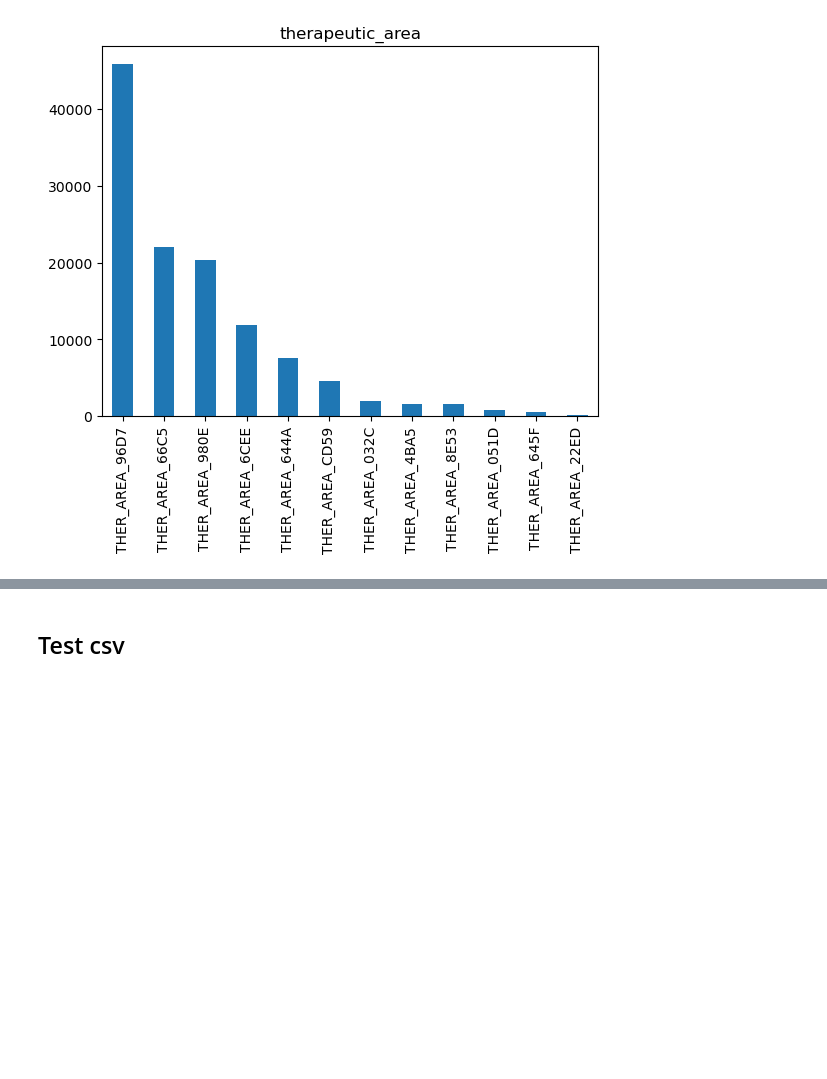
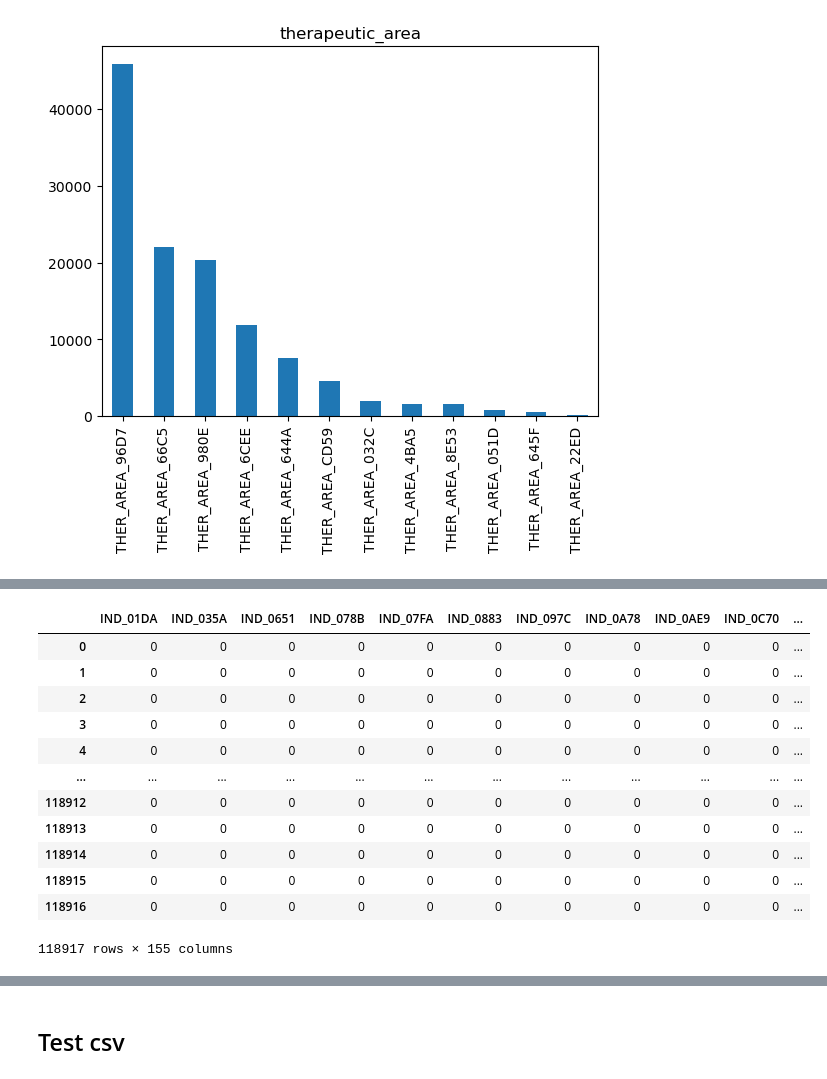
Before and after one commit to Mataas18/Datathon_Team20, a Jupyter notebook: Analysis.ipynb, the cells around one changed output, grey strips where cells are left out. Saved outputs shown, nothing was run; the diff lists cells and outputs as text; code cells hidden in the pictures; blank space fills up the shorter version.

```diff
--- a/Analysis.ipynb
+++ b/Analysis.ipynb
@@ -340,0 +324,28 @@ array(["['IND_C3B6']", "['IND_1590', 'IND_ECAC']", "['IND_B2EF']",
+# %%
+import ast
+# Paso 1: Extraer todos los códigos únicos
+df['indication_parsed'] = df['indication'].apply(ast.literal_eval)
+unique_codes = set(code for sublist in df['indication_parsed'] for code in sublist)
+
+# Paso 2: Crear un DataFrame binario
+binary_matrix = pd.DataFrame(0, index=df.index, columns=sorted(unique_codes))
+
+# Paso 3: Llenar la matriz binaria
+for idx, codes in enumerate(df['indication_parsed']):
+    binary_matrix.loc[idx, codes] = 1
+
+binary_matrix
+# %% [output]
+|  | IND_01DA | IND_035A | IND_0651 | IND_078B | IND_07FA | IND_0883 | IND_097C | IND_0A78 | IND_0AE9 | IND_0C70 | ... |
+| 0 | 0 | 0 | 0 | 0 | 0 | 0 | 0 | 0 | 0 | 0 | ... |
+| 1 | 0 | 0 | 0 | 0 | 0 | 0 | 0 | 0 | 0 | 0 | ... |
+| 2 | 0 | 0 | 0 | 0 | 0 | 0 | 0 | 0 | 0 | 0 | ... |
+| 3 | 0 | 0 | 0 | 0 | 0 | 0 | 0 | 0 | 0 | 0 | ... |
+| 4 | 0 | 0 | 0 | 0 | 0 | 0 | 0 | 0 | 0 | 0 | ... |
+| ... | ... | ... | ... | ... | ... | ... | ... | ... | ... | ... | ... |
+| 118912 | 0 | 0 | 0 | 0 | 0 | 0 | 0 | 0 | 0 | 0 | ... |
+| 118913 | 0 | 0 | 0 | 0 | 0 | 0 | 0 | 0 | 0 | 0 | ... |
+| 118914 | 0 | 0 | 0 | 0 | 0 | 0 | 0 | 0 | 0 | 0 | ... |
+| 118915 | 0 | 0 | 0 | 0 | 0 | 0 | 0 | 0 | 0 | 0 | ... |
+| 118916 | 0 | 0 | 0 | 0 | 0 | 0 | 0 | 0 | 0 | 0 | ... |
+118917 rows × 155 columns
```
Also changed, not shown: parts of 10 cells of this notebook, 3 other files.
